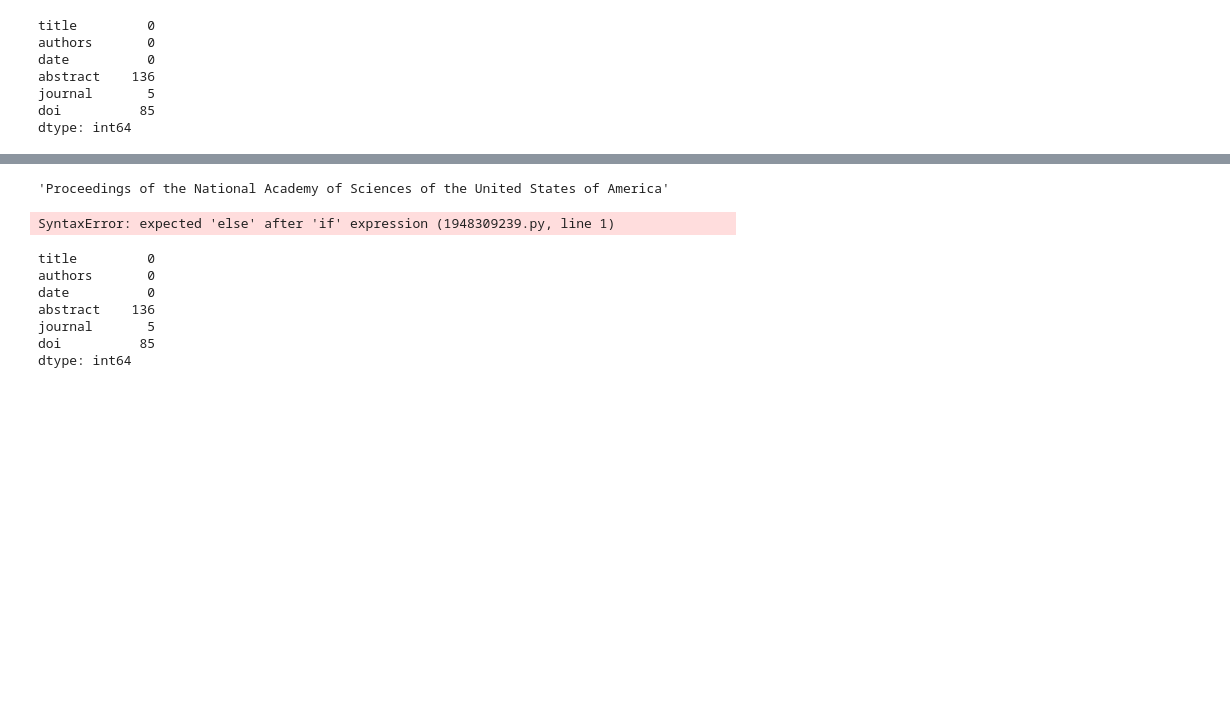
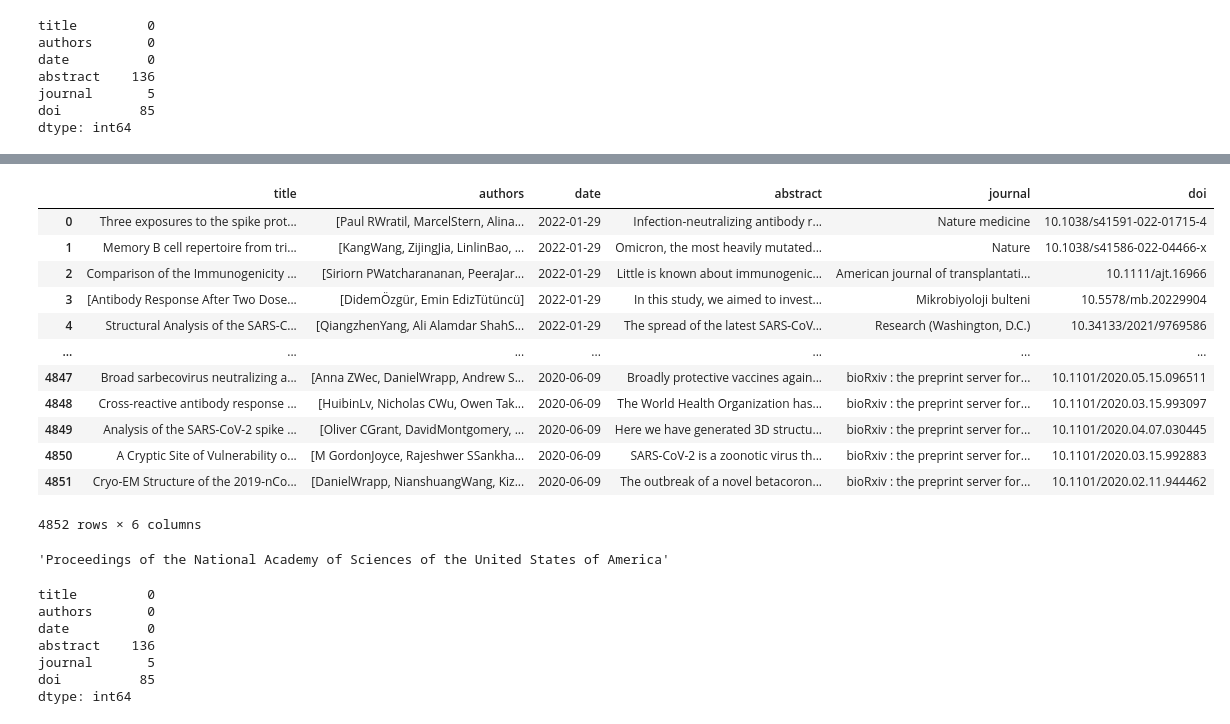
Before and after one commit to SABS-R3-AUTOMATED-DATABASE/auto-db-pipeline, a Jupyter notebook: auto_db_pipeline/de.ipynb, the cells around one changed output, grey strips where cells are left out. Cells and saved outputs as stored; diff of their text form; code cells hidden in the pictures; blank space fills up the shorter version.

```diff
--- a/auto_db_pipeline/de.ipynb
+++ b/auto_db_pipeline/de.ipynb
@@ -12,4 +11,5 @@ WARNING:paperscraper.load_dumps: No dumps found for either biorxiv or medrxiv. C
 # %%
 k2p = Keywords2Papers()
 # %%
-pubmed = k2p.get_pubmed('2022_01_30')
+pubmed = k2p.get_pubmed()
+dfp = pd.DataFrame(pubmed)
@@ -29,11 +105,23 @@ dtype: int64
+# %%
+pd.DataFrame(pubmed).
+# %% [output]
+|  | title | authors | date | abstract | journal | doi |
+| 0 | Three exposures to the spike prot... | [Paul RWratil, MarcelStern, Alina... | 2022-01-29 | Infection-neutralizing antibody r... | Nature medicine | 10.1038/s41591-022-01715-4 |
+| 1 | Memory B cell repertoire from tri... | [KangWang, ZijingJia, LinlinBao, ... | 2022-01-29 | Omicron, the most heavily mutated... | Nature | 10.1038/s41586-022-04466-x |
+| 2 | Comparison of the Immunogenicity ... | [Siriorn PWatcharananan, PeeraJar... | 2022-01-29 | Little is known about immunogenic... | American journal of transplantati... | 10.1111/ajt.16966 |
+| 3 | [Antibody Response After Two Dose... | [DidemÖzgür, Emin EdizTütüncü] | 2022-01-29 | In this study, we aimed to invest... | Mikrobiyoloji bulteni | 10.5578/mb.20229904 |
+| 4 | Structural Analysis of the SARS-C... | [QiangzhenYang, Ali Alamdar ShahS... | 2022-01-29 | The spread of the latest SARS-CoV... | Research (Washington, D.C.) | 10.34133/2021/9769586 |
+| ... | ... | ... | ... | ... | ... | ... |
+| 4847 | Broad sarbecovirus neutralizing a... | [Anna ZWec, DanielWrapp, Andrew S... | 2020-06-09 | Broadly protective vaccines again... | bioRxiv : the preprint server for... | 10.1101/2020.05.15.096511 |
+| 4848 | Cross-reactive antibody response ... | [HuibinLv, Nicholas CWu, Owen Tak... | 2020-06-09 | The World Health Organization has... | bioRxiv : the preprint server for... | 10.1101/2020.03.15.993097 |
+| 4849 | Analysis of the SARS-CoV-2 spike ... | [Oliver CGrant, DavidMontgomery, ... | 2020-06-09 | Here we have generated 3D structu... | bioRxiv : the preprint server for... | 10.1101/2020.04.07.030445 |
+| 4850 | A Cryptic Site of Vulnerability o... | [M GordonJoyce, Rajeshwer SSankha... | 2020-06-09 | SARS-CoV-2 is a zoonotic virus th... | bioRxiv : the preprint server for... | 10.1101/2020.03.15.992883 |
+| 4851 | Cryo-EM Structure of the 2019-nCo... | [DanielWrapp, NianshuangWang, Kiz... | 2020-06-09 | The outbreak of a novel betacoron... | bioRxiv : the preprint server for... | 10.1101/2020.02.11.944462 |
+4852 rows × 6 columns
 # %%
 dfp.loc[(dfp.journal == 'Proceedings of the National Academy of Sciences of the United States of America') & (dfp.date == '2021-03-11')].iloc[0].journal
 # %% [output]
 'Proceedings of the National Academy of Sciences of the United States of America'
-# %%
-n = [entry.splitlines() if '\n' in element for element in dfb.doi.tolist() if element else False]
-# %% [output]
-SyntaxError: expected 'else' after 'if' expression (1948309239.py, line 1)
 # %%
 dfp.isnull().sum(axis=0)
 # %% [output]
```
Also changed, not shown: parts of 11 cells of this notebook, 10 other files.
